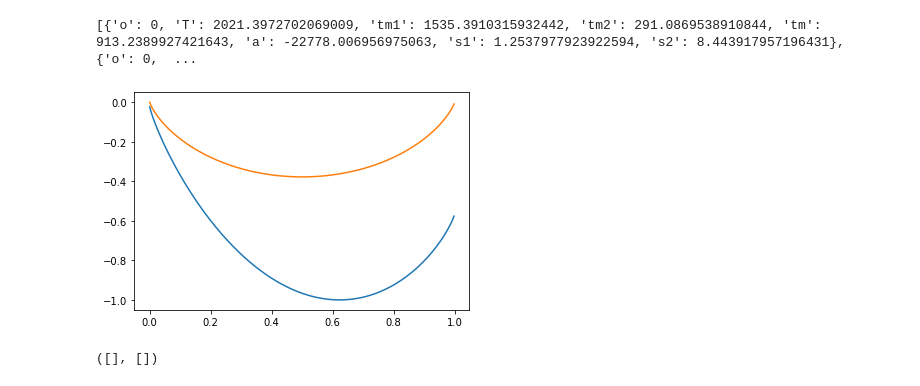
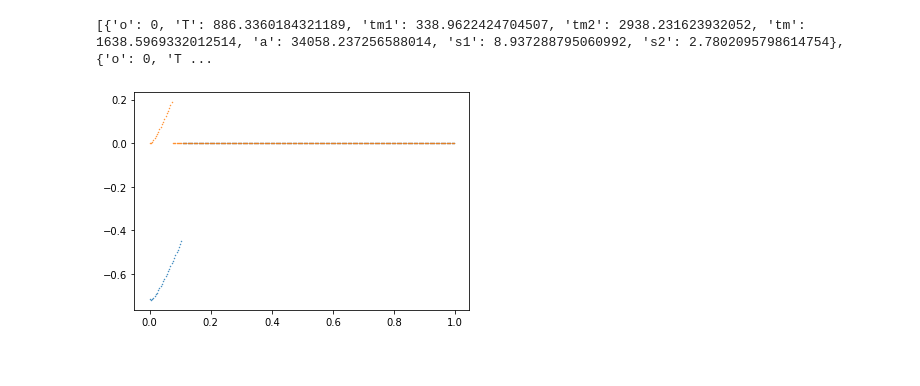
Before and after one commit to eldonko/Masters-Thesis-Code, a Jupyter notebook: notebooks/sandbox/Untitled7.ipynb, the cells around one changed output. Saved outputs shown, nothing was run; the diff lists cells and outputs as text; code cells hidden in the pictures.

```diff
--- a/notebooks/sandbox/Untitled7.ipynb
+++ b/notebooks/sandbox/Untitled7.ipynb
@@ -11,10 +11,10 @@ from binarypredictor.dataset import FunctionPairDataset
 from binarypredictor.net import DerivativeNet, TangentNet
 # %%
-out_features = 500
+out_features = 250
 in_features = out_features
 # %%
 net_0 = DerivativeNet(train=False, net='FirstDerivativeNet_250_s.pth')
 net_1 = DerivativeNet(train=False, net='SecondDerivativeNet_250_s.pth')
 # %%
-fpd = FunctionPairDataset(n_functions=1000, filename="test_.csv", overwrite=False, step=1/in_features)
+fpd = FunctionPairSplitDataset(n_functions=5, filename="test__.csv", overwrite=True, step=1/in_features)
 fpd.create_functions()
@@ -21,21 +43,15 @@ fpd.create_functions()
 # %%
 x = torch.arange(1e-10, 1., step=fpd.step)
 # %%
-d = fpd[2]
+d = fpd[0]
 print(d[1])
 scale = d[2].unsqueeze(-1)
 inp = torch.hstack((d[0][:, 0], d[0][:, 1]))
 # %% [output]
-[{'o': 0, 'T': 2021.3972702069009, 'tm1': 1535.3910315932442, 'tm2': 291.0869538910844, 'tm': 913.2389927421643, 'a': -22778.006956975063, 's1': 1.2537977923922594, 's2': 8.443917957196431}, {'o': 0,  ...
+[{'o': 0, 'T': 886.3360184321189, 'tm1': 338.9622424704507, 'tm2': 2938.231623932052, 'tm': 1638.5969332012514, 'a': 34058.237256588014, 's1': 8.937288795060992, 's2': 2.7802095798614754}, {'o': 0, 'T ...
 # %%
-plt.plot(x, d[0][:, 0])
-plt.plot(x, d[0][:, 1])
+plt.scatter(x, d[0][:, 0], s=0.2)
+plt.scatter(x, d[0][:, 1], s=0.2)
 plt.show()
 # %% [output]
-[figure, old version]
+[figure, new version]
-# %%
-new_idx = torch.arange(1, len(d[0][:, 0]), 2)
-inp_ = d[0][new_idx].unsqueeze(0)
-splits = split_functions(net_0, net_1, inp_)
-# %% [output]
-([], [])
```
Also changed, not shown: parts of 2 cells of this notebook, 29 other files.
